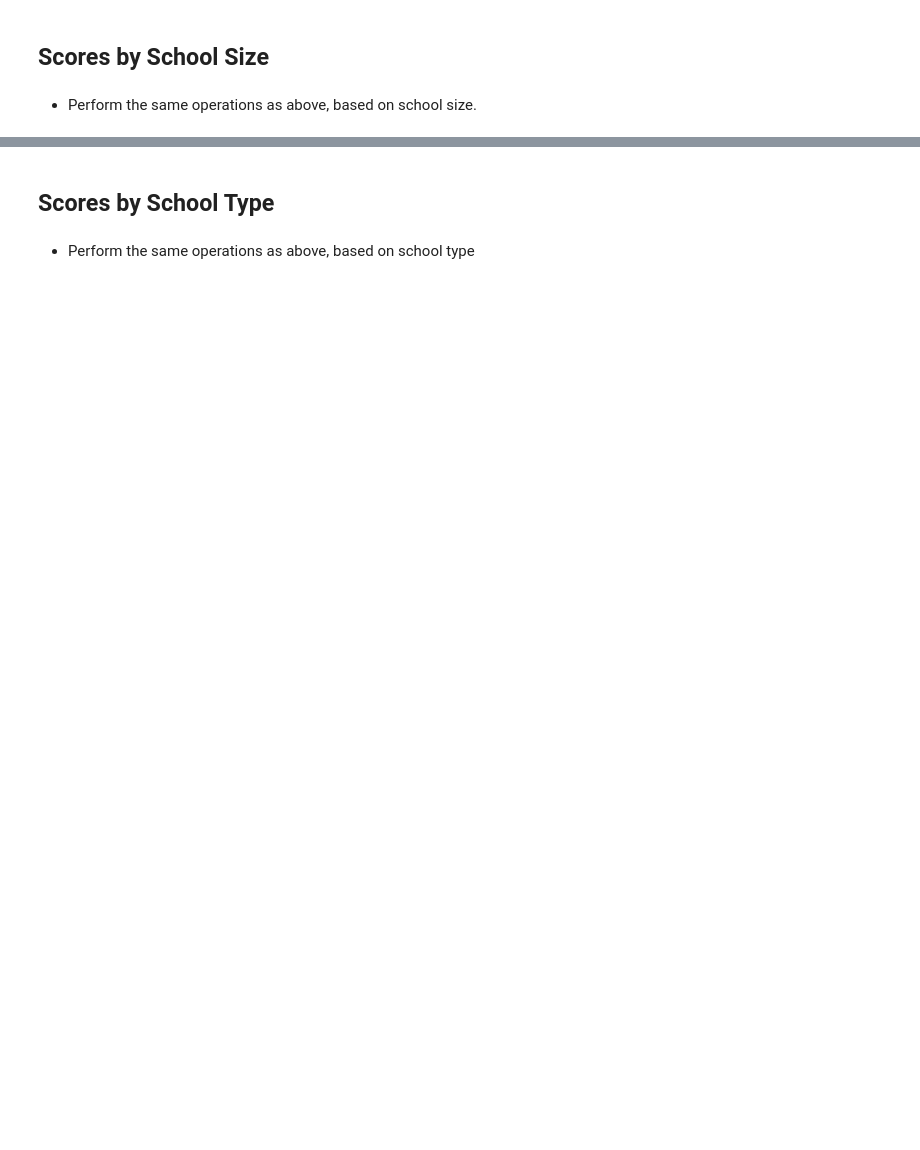
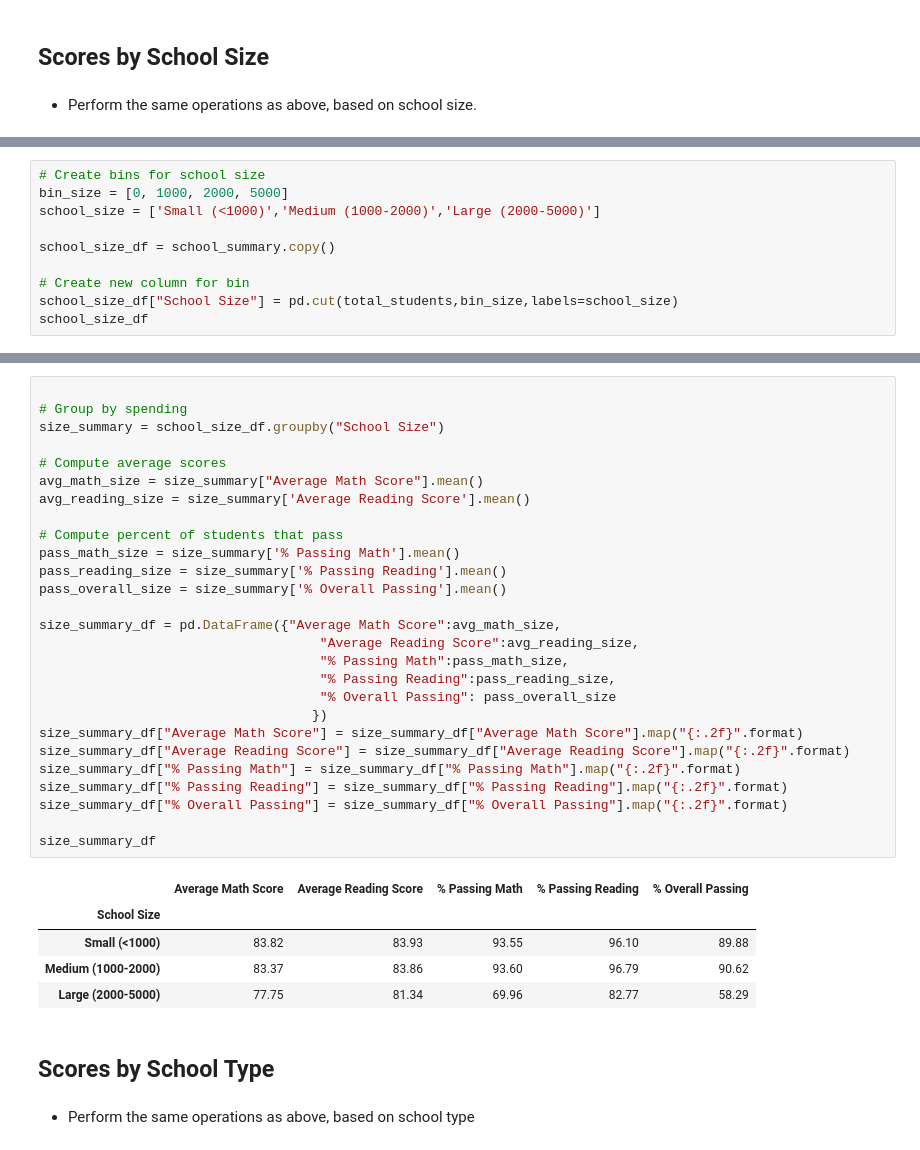
Before and after one commit to ashante112/pandas-challenge, a Jupyter notebook: PyCitySchools/PyCitySchools_starter.ipynb, the cells around one changed output, grey strips where cells are left out. Cells and saved outputs as stored; diff of their text form; blank space fills up the shorter version.

Commit message:
Update PyCitySchools_starter.ipynb
Completed assignment

```diff
--- a/PyCitySchools/PyCitySchools_starter.ipynb
+++ b/PyCitySchools/PyCitySchools_starter.ipynb
@@ -439,0 +438,10 @@ AttributeError: 'list' object has no attribute 'mean'
+# %%
+# Create bins for school size
+bin_size = [0, 1000, 2000, 5000]
+school_size = ['Small (<1000)','Medium (1000-2000)','Large (2000-5000)']
+
+school_size_df = school_summary.copy()
+
+# Create new column for bin
+school_size_df["School Size"] = pd.cut(total_students,bin_size,labels=school_size)
+school_size_df
@@ -440,3 +465,36 @@ AttributeError: 'list' object has no attribute 'mean'
+# %%
+
+# Group by spending
+size_summary = school_size_df.groupby("School Size")
+
+# Compute average scores
+avg_math_size = size_summary["Average Math Score"].mean()
+avg_reading_size = size_summary['Average Reading Score'].mean()
+
+# Compute percent of students that pass
+pass_math_size = size_summary['% Passing Math'].mean()
+pass_reading_size = size_summary['% Passing Reading'].mean()
+pass_overall_size = size_summary['% Overall Passing'].mean()
+
+size_summary_df = pd.DataFrame({"Average Math Score":avg_math_size,
+                                    "Average Reading Score":avg_reading_size,
+                                    "% Passing Math":pass_math_size,
+                                    "% Passing Reading":pass_reading_size,
+                                    "% Overall Passing": pass_overall_size
+                                   })
+size_summary_df["Average Math Score"] = size_summary_df["Average Math Score"].map("{:.2f}".format)
+size_summary_df["Average Reading Score"] = size_summary_df["Average Reading Score"].map("{:.2f}".format)
+size_summary_df["% Passing Math"] = size_summary_df["% Passing Math"].map("{:.2f}".format)
+size_summary_df["% Passing Reading"] = size_summary_df["% Passing Reading"].map("{:.2f}".format)
+size_summary_df["% Overall Passing"] = size_summary_df["% Overall Passing"].map("{:.2f}".format)
+
+size_summary_df
+# %% [output]
+|  | Average Math Score | Average Reading Score | % Passing Math | % Passing Reading | % Overall Passing |
+| School Size |  |  |  |  |  |
+| Small (<1000) | 83.82 | 83.93 | 93.55 | 96.10 | 89.88 |
+| Medium (1000-2000) | 83.37 | 83.86 | 93.60 | 96.79 | 90.62 |
+| Large (2000-5000) | 77.75 | 81.34 | 69.96 | 82.77 | 58.29 |
 # %% [markdown]
 ## Scores by School Type
 # %% [markdown]
```
Also changed, not shown: parts of 5 cells of this notebook.
